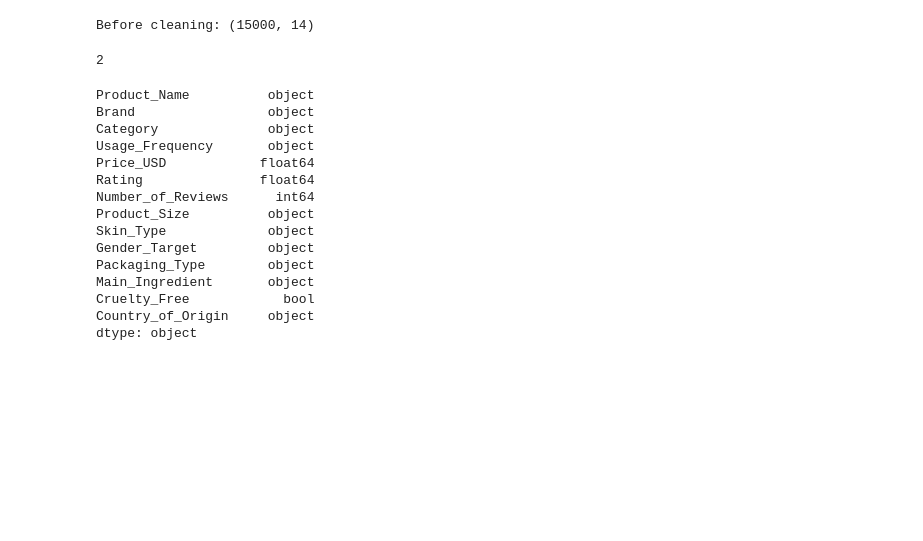
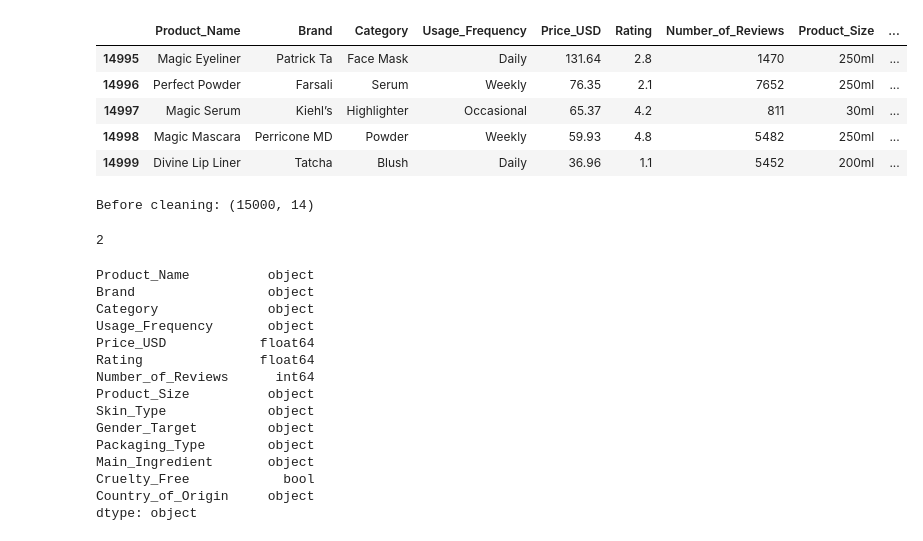
Before and after one commit to wafa-zz/AI-Skin-Type-Detector, a Jupyter notebook: 3_product_recommender.ipynb, the cells around one changed output. Cells and saved outputs as stored; diff of their text form; code cells hidden in the pictures; blank space fills up the shorter version.

```diff
--- a/3_product_recommender.ipynb
+++ b/3_product_recommender.ipynb
@@ -12,4 +12,13 @@ df.head()
 | 2 | Ultra Serum | Natasha Denona | Highlighter | Daily | 90.84 | 1.6 | 5039 | 100ml | ... |
 | 3 | Divine Serum | Ilia Beauty | Face Mask | Occasional | 55.17 | 3.2 | 6202 | 250ml | ... |
 | 4 | Super Foundation | Charlotte Tilbury | Highlighter | Occasional | 140.56 | 1.7 | 297 | 100ml | ... |
+# %%
+df1.tail()
+# %% [output]
+|  | Product_Name | Brand | Category | Usage_Frequency | Price_USD | Rating | Number_of_Reviews | Product_Size | ... |
+| 14995 | Magic Eyeliner | Patrick Ta | Face Mask | Daily | 131.64 | 2.8 | 1470 | 250ml | ... |
+| 14996 | Perfect Powder | Farsali | Serum | Weekly | 76.35 | 2.1 | 7652 | 250ml | ... |
+| 14997 | Magic Serum | Kiehl’s | Highlighter | Occasional | 65.37 | 4.2 | 811 | 30ml | ... |
+| 14998 | Magic Mascara | Perricone MD | Powder | Weekly | 59.93 | 4.8 | 5482 | 250ml | ... |
+| 14999 | Divine Lip Liner | Tatcha | Blush | Daily | 36.96 | 1.1 | 5452 | 200ml | ... |
 # %%
```
Also changed, not shown: parts of 20 cells of this notebook, 5 other files.
